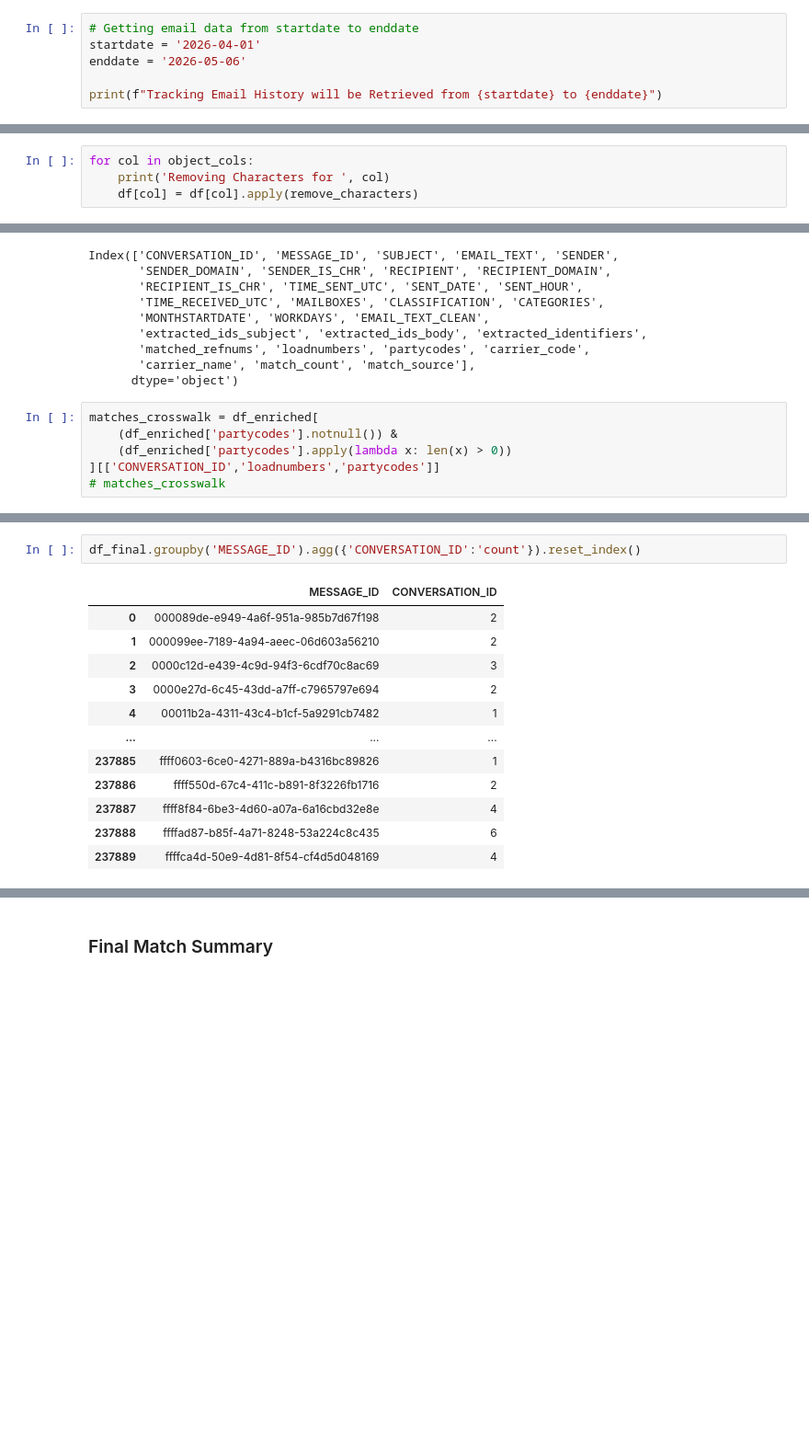
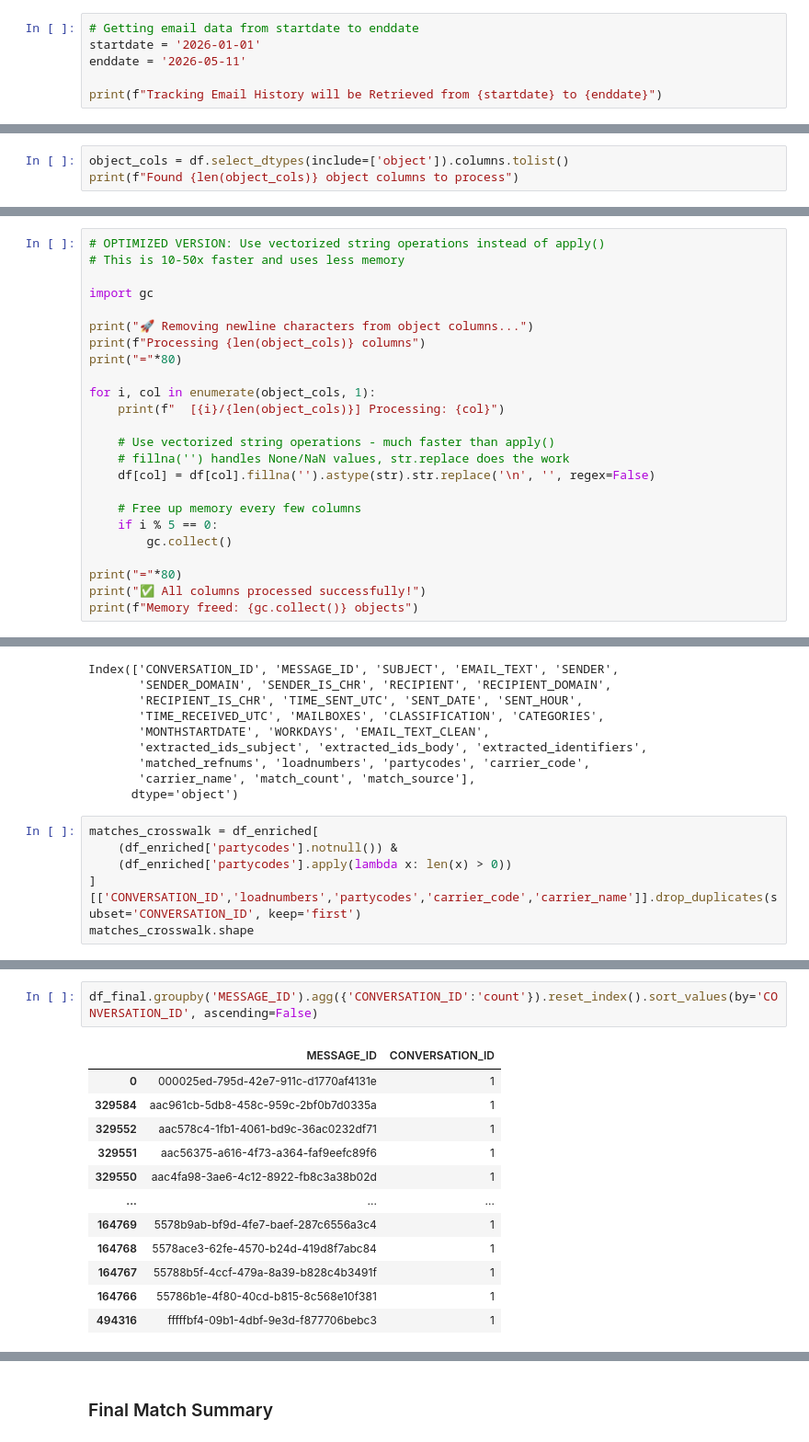
Before and after one commit to vugtlan/trackingContextBuilder, a Jupyter notebook: notebooks/trackingContextBuilderExtraction.ipynb, the cells around one changed output, grey strips where cells are left out. Shown at 92% size. Saved outputs shown, nothing was run; the diff lists cells and outputs as text; blank space fills up the shorter version.

```diff
--- a/notebooks/trackingContextBuilderExtraction.ipynb
+++ b/notebooks/trackingContextBuilderExtraction.ipynb
@@ -32,8 +32,8 @@ print("✓ Logging configured (INFO messages suppressed)")
 ✓ Logging configured (INFO messages suppressed)
 # %%
 # Getting email data from startdate to enddate
-startdate = '2026-04-01'
-enddate = '2026-05-06'
+startdate = '2026-01-01'
+enddate = '2026-05-11'
 
 print(f"Tracking Email History will be Retrieved from {startdate} to {enddate}")
 # %% [output]
@@ -89,5 +92,4 @@ object_cols = df.select_dtypes(include=['object']).columns.tolist()
 # %%
-for col in object_cols:
-    print('Removing Characters for ', col)
-    df[col] = df[col].apply(remove_characters)
+object_cols = df.select_dtypes(include=['object']).columns.tolist()
+print(f"Found {len(object_cols)} object columns to process")
 # %% [output]
@@ -110,0 +97,24 @@ Removing Characters for  MONTHSTARTDATE
+# %%
+# OPTIMIZED VERSION: Use vectorized string operations instead of apply()
+# This is 10-50x faster and uses less memory
+
+import gc
+
+print("🚀 Removing newline characters from object columns...")
+print(f"Processing {len(object_cols)} columns")
+print("="*80)
+
+for i, col in enumerate(object_cols, 1):
+    print(f"  [{i}/{len(object_cols)}] Processing: {col}")
+
+    # Use vectorized string operations - much faster than apply()
+    # fillna('') handles None/NaN values, str.replace does the work
+    df[col] = df[col].fillna('').astype(str).str.replace('\n', '', regex=False)
+
+    # Free up memory every few columns
+    if i % 5 == 0:
+        gc.collect()
+
+print("="*80)
+print("✅ All columns processed successfully!")
+print(f"Memory freed: {gc.collect()} objects")
@@ -1445,5 +1513,5 @@ Index(['CONVERSATION_ID', 'MESSAGE_ID', 'SUBJECT', 'EMAIL_TEXT', 'SENDER',
 matches_crosswalk = df_enriched[
     (df_enriched['partycodes'].notnull()) &
     (df_enriched['partycodes'].apply(lambda x: len(x) > 0))
-][['CONVERSATION_ID','loadnumbers','partycodes']]
-# matches_crosswalk
+][['CONVERSATION_ID','loadnumbers','partycodes','carrier_code','carrier_name']].drop_duplicates(subset='CONVERSATION_ID', keep='first')
+matches_crosswalk.shape
@@ -1455,15 +1530,15 @@ df_final.shape
 # %%
-df_final.groupby('MESSAGE_ID').agg({'CONVERSATION_ID':'count'}).reset_index()
+df_final.groupby('MESSAGE_ID').agg({'CONVERSATION_ID':'count'}).reset_index().sort_values(by='CONVERSATION_ID', ascending=False)
 # %% [output]
 |  | MESSAGE_ID | CONVERSATION_ID |
-| 0 | 000089de-e949-4a6f-951a-985b7d67f198 | 2 |
-| 1 | 000099ee-7189-4a94-aeec-06d603a56210 | 2 |
-| 2 | 0000c12d-e439-4c9d-94f3-6cdf70c8ac69 | 3 |
-| 3 | 0000e27d-6c45-43dd-a7ff-c7965797e694 | 2 |
-| 4 | 00011b2a-4311-43c4-b1cf-5a9291cb7482 | 1 |
+| 0 | 000025ed-795d-42e7-911c-d1770af4131e | 1 |
+| 329584 | aac961cb-5db8-458c-959c-2bf0b7d0335a | 1 |
+| 329552 | aac578c4-1fb1-4061-bd9c-36ac0232df71 | 1 |
+| 329551 | aac56375-a616-4f73-a364-faf9eefc89f6 | 1 |
+| 329550 | aac4fa98-3ae6-4c12-8922-fb8c3a38b02d | 1 |
 | ... | ... | ... |
-| 237885 | ffff0603-6ce0-4271-889a-b4316bc89826 | 1 |
-| 237886 | ffff550d-67c4-411c-b891-8f3226fb1716 | 2 |
-| 237887 | ffff8f84-6be3-4d60-a07a-6a16cbd32e8e | 4 |
-| 237888 | ffffad87-b85f-4a71-8248-53a224c8c435 | 6 |
-| 237889 | ffffca4d-50e9-4d81-8f54-cf4d5d048169 | 4 |
+| 164769 | 5578b9ab-bf9d-4fe7-baef-287c6556a3c4 | 1 |
+| 164768 | 5578ace3-62fe-4570-b24d-419d8f7abc84 | 1 |
+| 164767 | 55788b5f-4ccf-479a-8a39-b828c4b3491f | 1 |
+| 164766 | 55786b1e-4f80-40cd-b815-8c568e10f381 | 1 |
+| 494316 | fffffbf4-09b1-4dbf-9e3d-f877706bebc3 | 1 |
```
Also changed, not shown: parts of 39 cells of this notebook.
